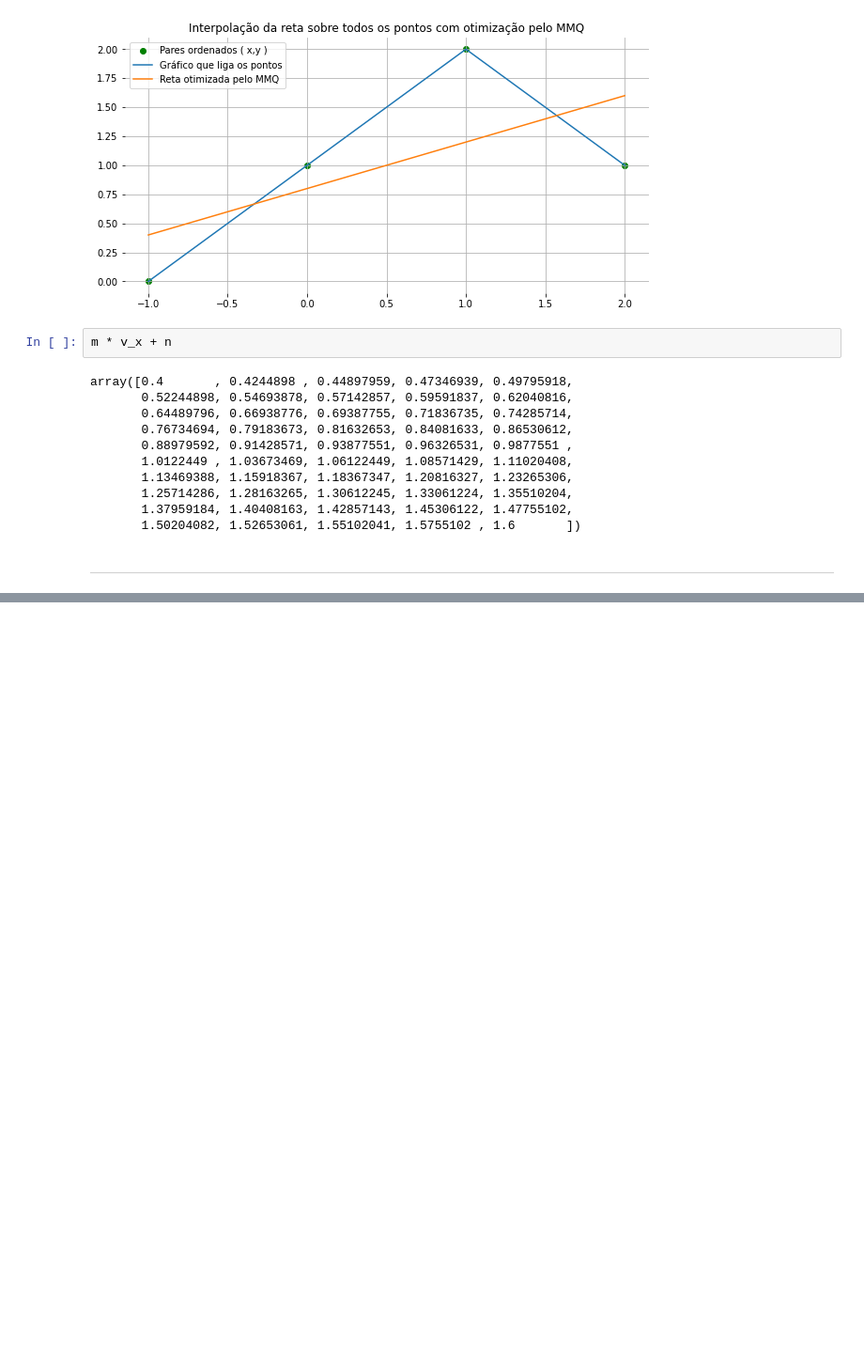
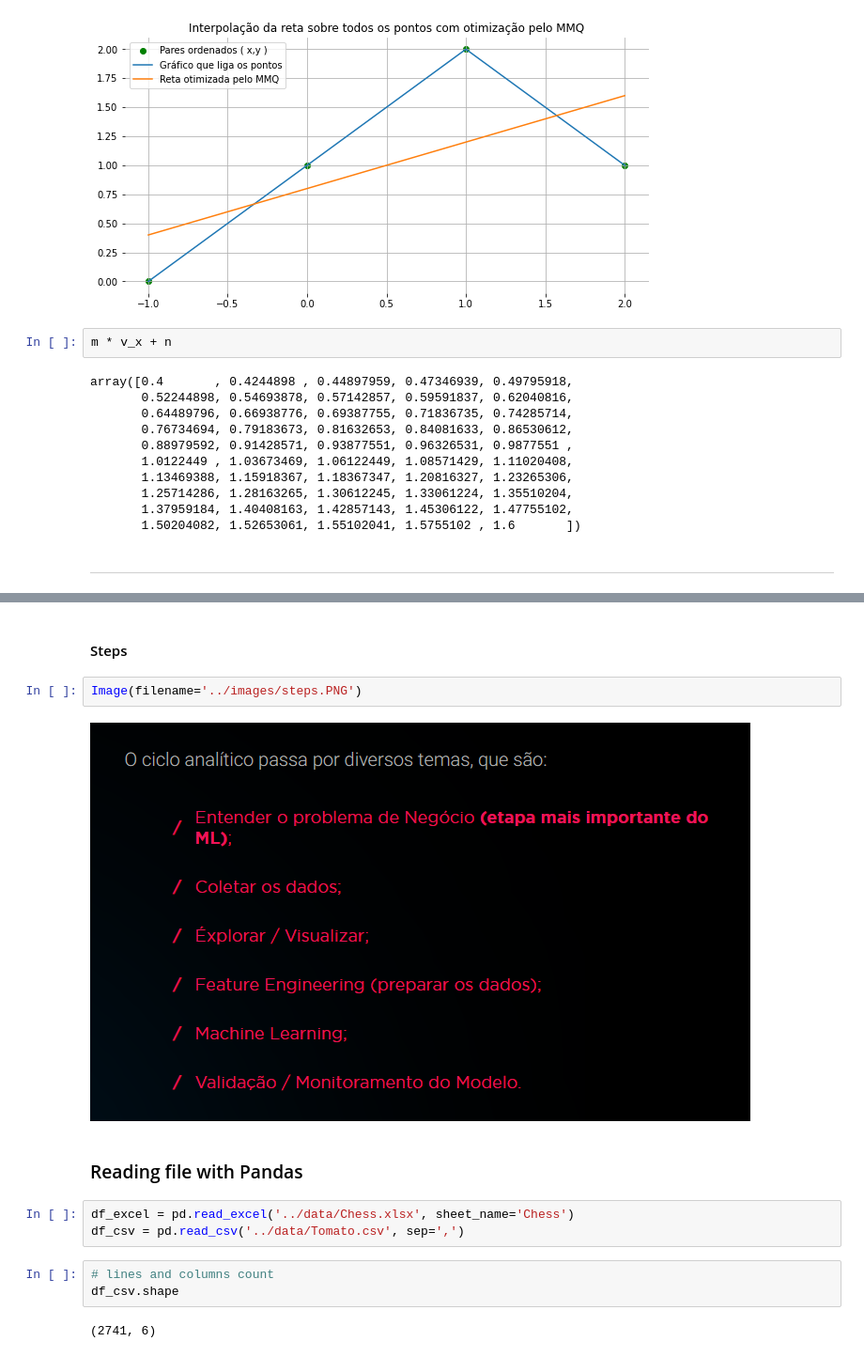
Before and after one commit to rfelipesilva/pos-tech-data-analytics, a Jupyter notebook: fase_02_machine_learning_and_time_series/jupyter/01-machine learning com python.ipynb, the cells around one changed output, grey strips where cells are left out. Shown: that part at 94% size. Cells and saved outputs as stored; diff of their text form; blank space fills up the shorter version.

```diff
--- a/fase_02_machine_learning_and_time_series/jupyter/01-machine learning com python.ipynb
+++ b/fase_02_machine_learning_and_time_series/jupyter/01-machine learning com python.ipynb
@@ -229,0 +246,16 @@ array([0.4       , 0.4244898 , 0.44897959, 0.47346939, 0.49795918,
+# %% [markdown]
+#### Steps
+# %%
+Image(filename='../images/steps.PNG')
+# %% [output]
+[figure, added]
+# %% [markdown]
+### Reading file with Pandas
+# %%
+df_excel = pd.read_excel('../data/Chess.xlsx', sheet_name='Chess')
+df_csv = pd.read_csv('../data/Tomato.csv', sep=',')
+# %%
+# lines and columns count
+df_csv.shape
+# %% [output]
+(2741, 6)
```
Also changed, not shown: parts of 49 cells of this notebook, 6 other files.
